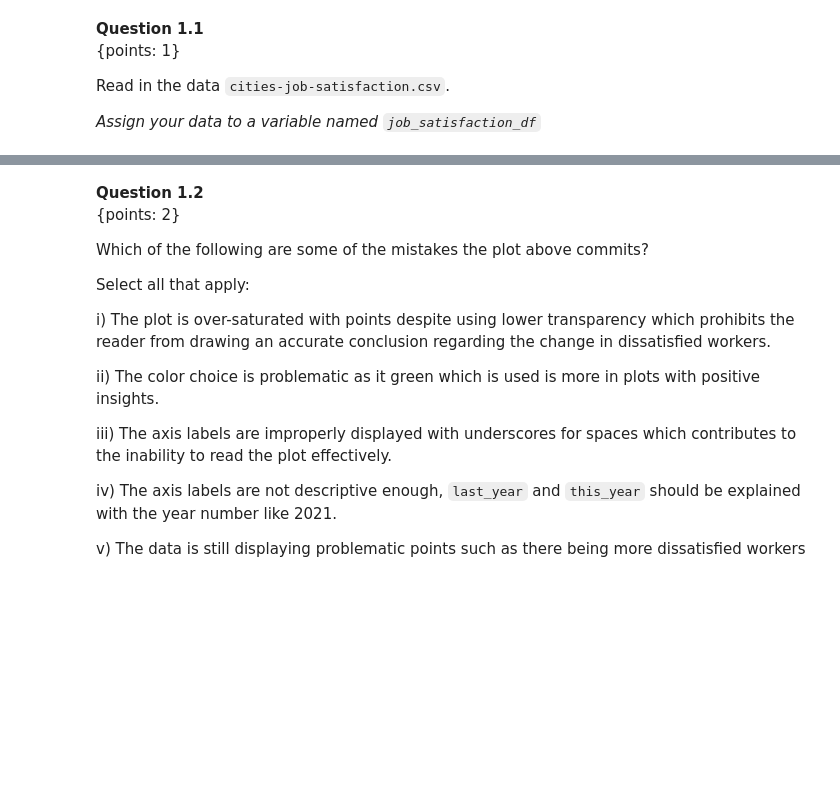
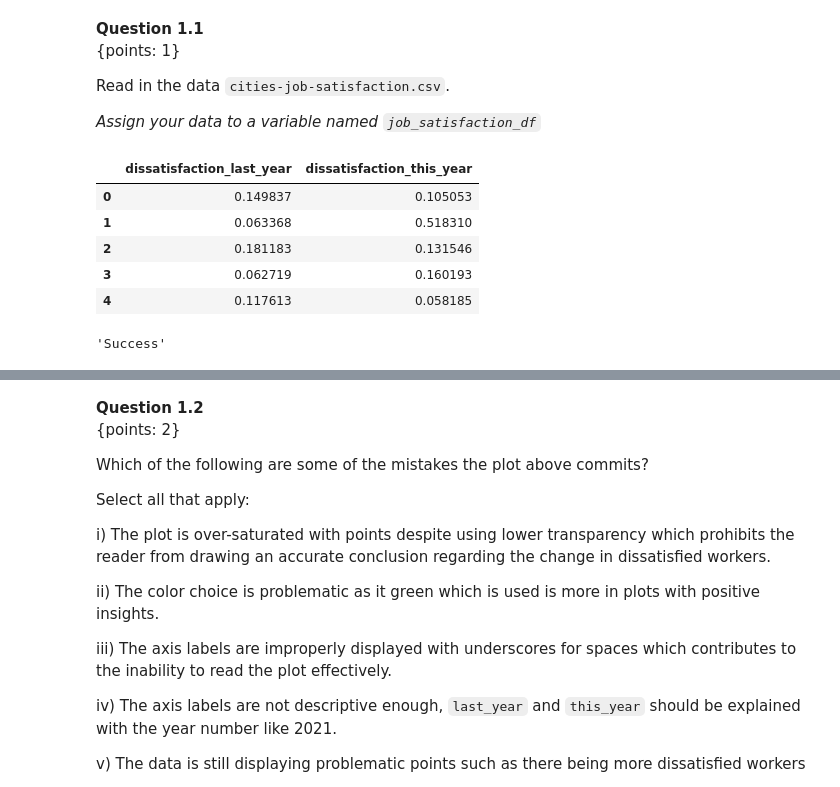
Before and after one commit to Dipto9999/data-viz-students, a Jupyter notebook: release/assignment5/assignment5.ipynb, the cells around one changed output, grey strips where cells are left out. Cells and saved outputs as stored; diff of their text form; code cells hidden in the pictures; blank space fills up the shorter version.

```diff
--- a/release/assignment5/assignment5.ipynb
+++ b/release/assignment5/assignment5.ipynb
@@ -95,5 +89,18 @@ job_satisfaction_df.head()
+# %%
+job_satisfaction_df = pd.read_csv('data/cities-job-satisfaction.csv')
+
+display(job_satisfaction_df.head())
+# %% [output]
+|  | dissatisfaction_last_year | dissatisfaction_this_year |
+| 0 | 0.149837 | 0.105053 |
+| 1 | 0.063368 | 0.518310 |
+| 2 | 0.181183 | 0.131546 |
+| 3 | 0.062719 | 0.160193 |
+| 4 | 0.117613 | 0.058185 |
 # %%
 t.test_1_1(job_satisfaction_df)
+# %% [output]
+'Success'
 # %% [markdown]
 ### The Plot and the Claim
 
```
Also changed, not shown: parts of 107 cells of this notebook, 1 other file.
